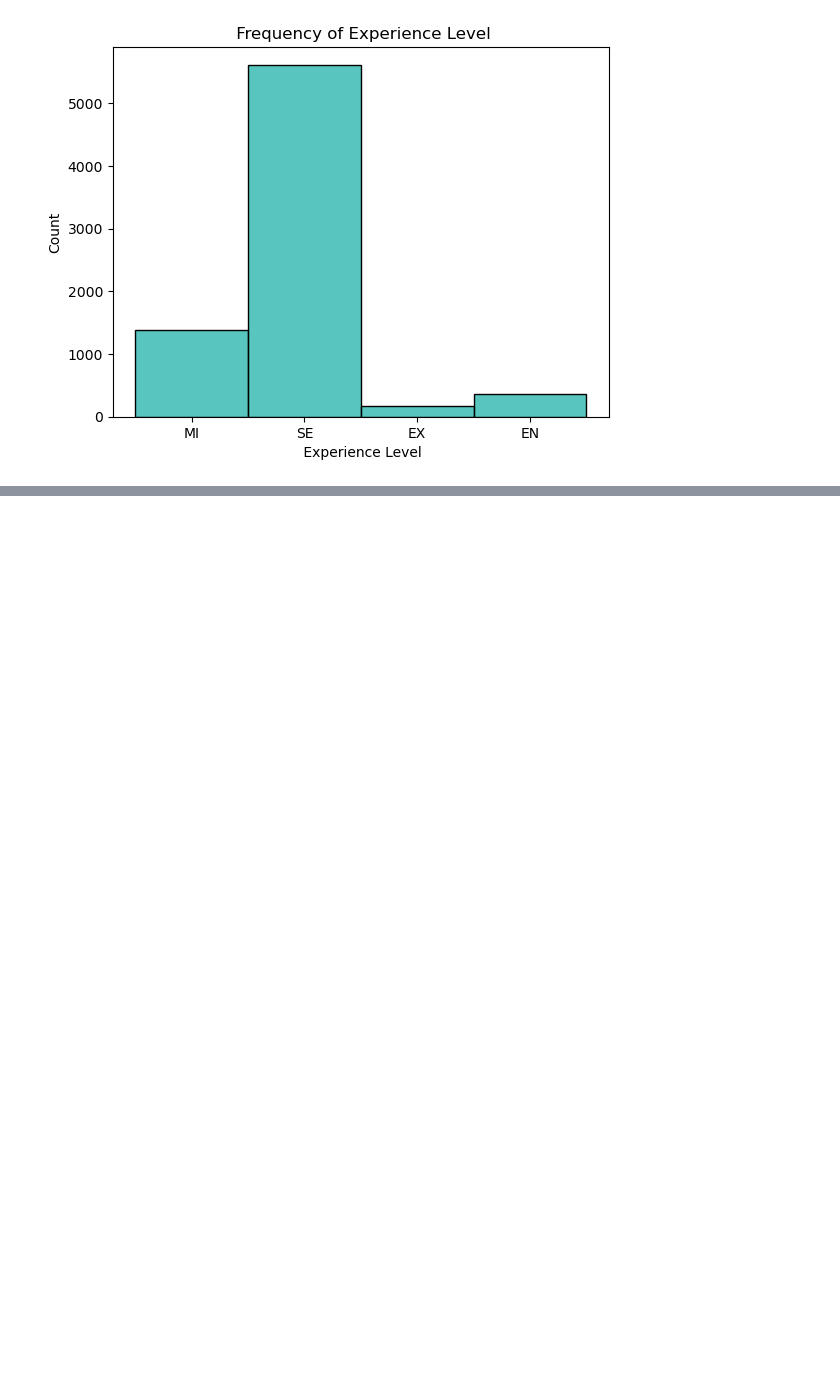
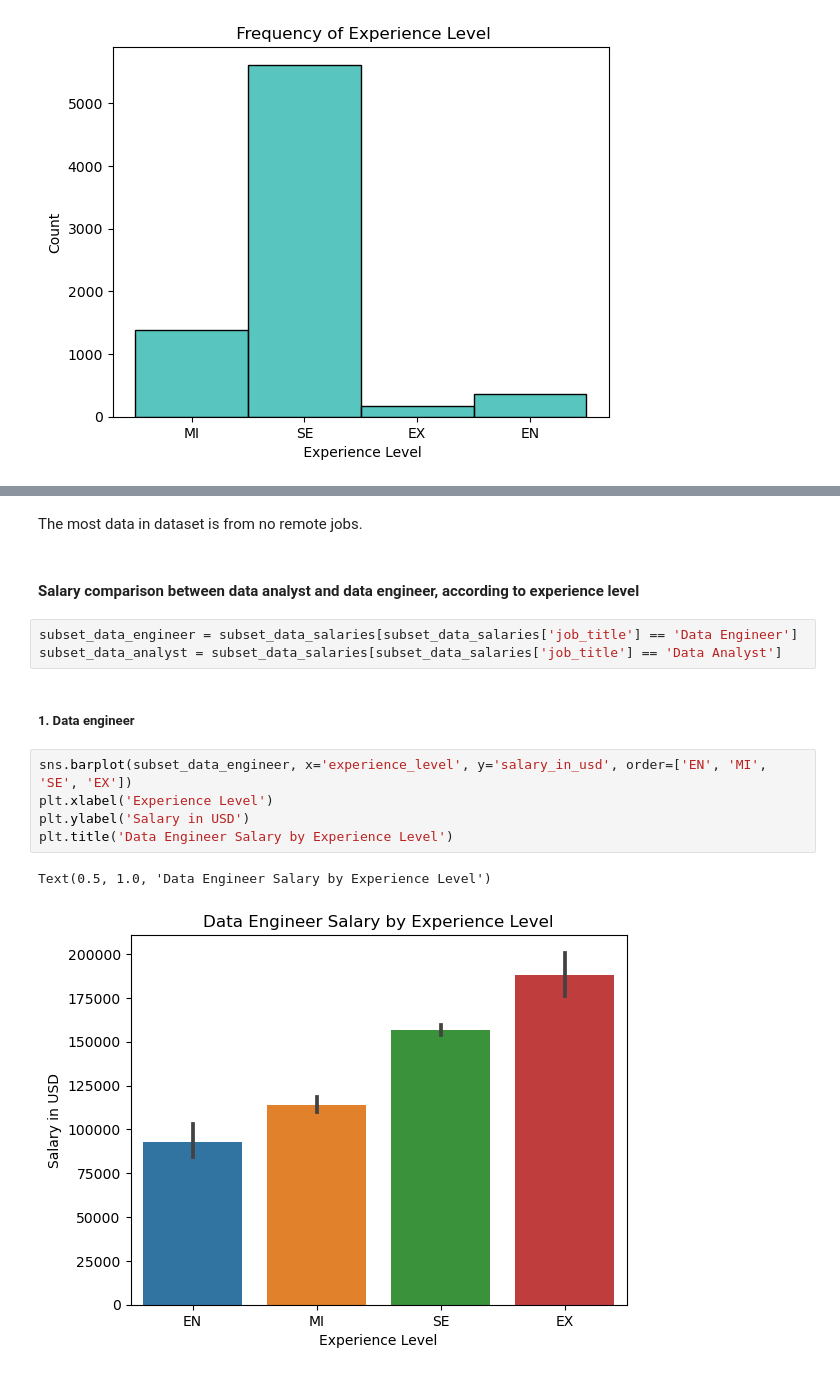
Before and after one commit to MayraVillarrubia/data-analysis, a Jupyter notebook: global_salaries_in_data/analysis_global_salaries.ipynb, the cells around one changed output, grey strips where cells are left out. Saved outputs shown, nothing was run; the diff lists cells and outputs as text; blank space fills up the shorter version.

```diff
--- a/global_salaries_in_data/analysis_global_salaries.ipynb
+++ b/global_salaries_in_data/analysis_global_salaries.ipynb
@@ -254,0 +295,17 @@ Most of the rows correspond to the senior level, this can raise the average sala
+# %% [markdown]
+The most data in dataset is from no remote jobs.
+# %% [markdown]
+#### Salary comparison between data analyst and data engineer, according to experience level
+# %%
+subset_data_engineer = subset_data_salaries[subset_data_salaries['job_title'] == 'Data Engineer']
+subset_data_analyst = subset_data_salaries[subset_data_salaries['job_title'] == 'Data Analyst']
+# %% [markdown]
+##### 1. Data engineer
+# %%
+sns.barplot(subset_data_engineer, x='experience_level', y='salary_in_usd', order=['EN', 'MI', 'SE', 'EX'])
+plt.xlabel('Experience Level')
+plt.ylabel('Salary in USD')
+plt.title('Data Engineer Salary by Experience Level')
+# %% [output]
+Text(0.5, 1.0, 'Data Engineer Salary by Experience Level')
+[figure, added]
```
Also changed, not shown: parts of 26 cells of this notebook.
